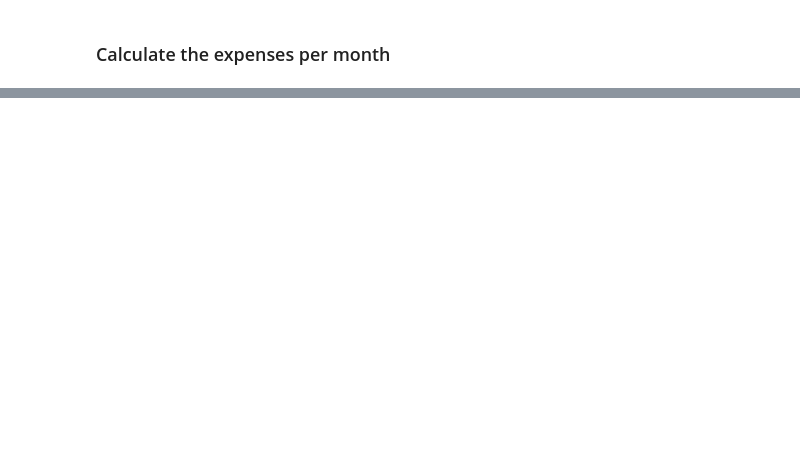
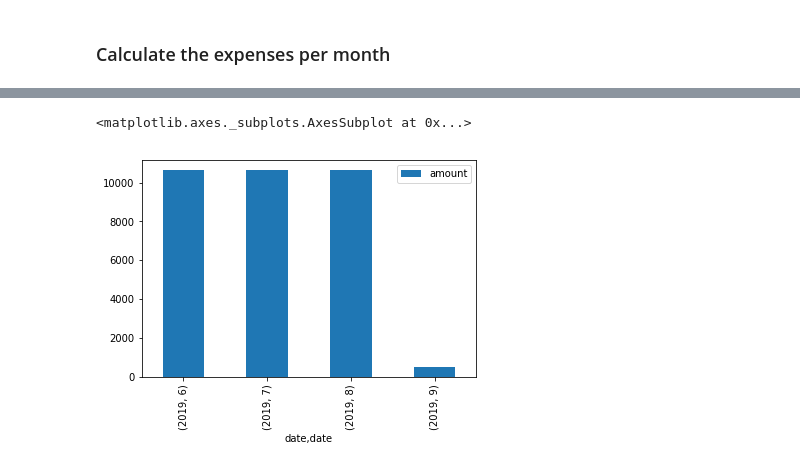
Before and after one commit to rolopez21/05-APIs, a Jupyter notebook: Instructions/Starter_Code/account_summary.ipynb, the cells around one changed output, grey strips where cells are left out. Cells and saved outputs as stored; diff of their text form; code cells hidden in the pictures; blank space fills up the shorter version.

```diff
--- a/Instructions/Starter_Code/account_summary.ipynb
+++ b/Instructions/Starter_Code/account_summary.ipynb
@@ -134,2 +262,6 @@ In this section, you will use the transactions DataFrame to analyze the customer
 # %% [markdown]
 ### Calculate the expenses per month
+# %%
+df_rev4 = df_rev1[['date','amount']]
+df_rev4 = df_rev4.set_index('date')
+df_rev4.head()
@@ -135,0 +276,4 @@ In this section, you will use the transactions DataFrame to analyze the customer
+# %%
+df_rev5 = df_rev4.groupby([df_rev4.index.year,df_rev4.index.month]).sum()
+df_rev5 = df_rev5.drop(df_rev5.index[0])
+df_rev5.head()
@@ -136,2 +287,6 @@ In this section, you will use the transactions DataFrame to analyze the customer
 # %%
 # YOUR CODE HERE
+df_rev5.plot.bar()
+# %% [output]
+<matplotlib.axes._subplots.AxesSubplot at 0x...>
+[figure, added]
```
Also changed, not shown: parts of 17 cells of this notebook, 2 other files.
